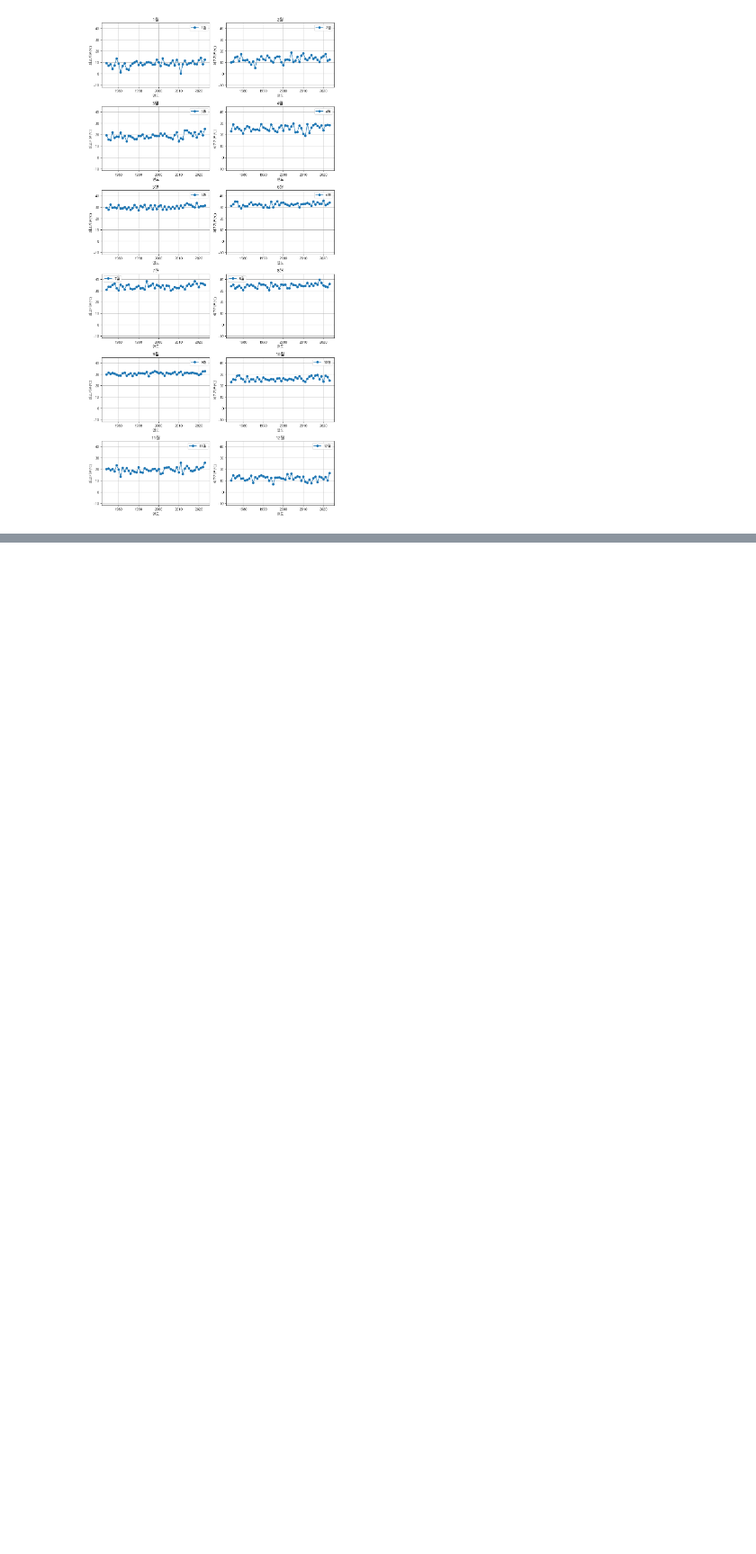
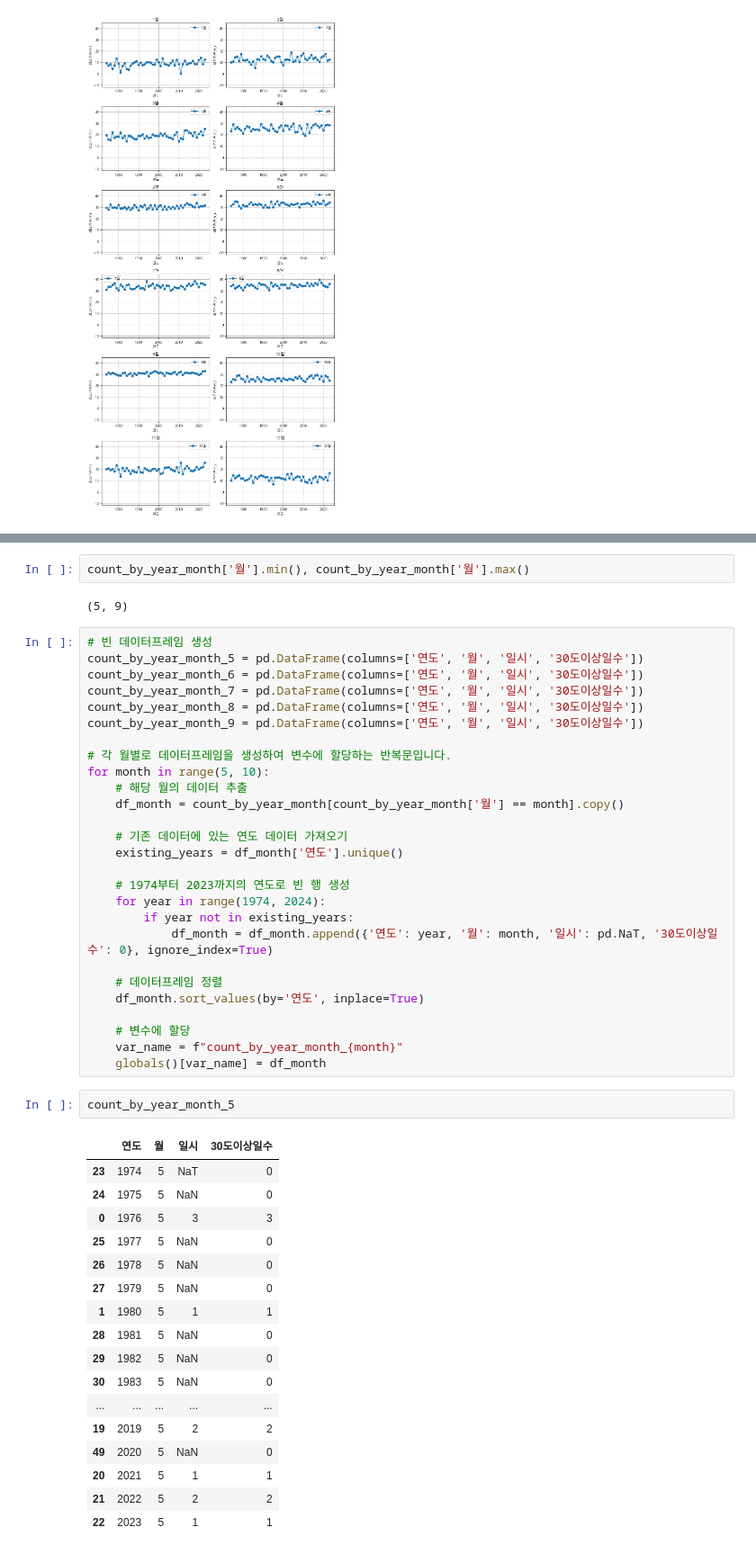
Before and after one commit to ZZinsub/jsshin, a Jupyter notebook: 기상청 데이터분석/2. 월별 최고기온 최대값.ipynb, the cells around one changed output, grey strips where cells are left out. Shown at 90% size. Saved outputs shown, nothing was run; the diff lists cells and outputs as text; blank space fills up the shorter version.

```diff
--- a/기상청 데이터분석/2. 월별 최고기온 최대값.ipynb
+++ b/기상청 데이터분석/2. 월별 최고기온 최대값.ipynb
@@ -144,0 +166,51 @@ plt.show()
+# %%
+count_by_year_month['월'].min(), count_by_year_month['월'].max()
+# %% [output]
+(5, 9)
+# %%
+# 빈 데이터프레임 생성
+count_by_year_month_5 = pd.DataFrame(columns=['연도', '월', '일시', '30도이상일수'])
+count_by_year_month_6 = pd.DataFrame(columns=['연도', '월', '일시', '30도이상일수'])
+count_by_year_month_7 = pd.DataFrame(columns=['연도', '월', '일시', '30도이상일수'])
+count_by_year_month_8 = pd.DataFrame(columns=['연도', '월', '일시', '30도이상일수'])
+count_by_year_month_9 = pd.DataFrame(columns=['연도', '월', '일시', '30도이상일수'])
+
+# 각 월별로 데이터프레임을 생성하여 변수에 할당하는 반복문입니다.
+for month in range(5, 10):
+    # 해당 월의 데이터 추출
+    df_month = count_by_year_month[count_by_year_month['월'] == month].copy()
+
+    # 기존 데이터에 있는 연도 데이터 가져오기
+    existing_years = df_month['연도'].unique()
+
+    # 1974부터 2023까지의 연도로 빈 행 생성
+    for year in range(1974, 2024):
+        if year not in existing_years:
+            df_month = df_month.append({'연도': year, '월': month, '일시': pd.NaT, '30도이상일수': 0}, ignore_index=True)
+
+    # 데이터프레임 정렬
+    df_month.sort_values(by='연도', inplace=True)
+
+    # 변수에 할당
+    var_name = f"count_by_year_month_{month}"
+    globals()[var_name] = df_month
+# %%
+count_by_year_month_5
+# %% [output]
+|  | 연도 | 월 | 일시 | 30도이상일수 |
+| 23 | 1974 | 5 | NaT | 0 |
+| 24 | 1975 | 5 | NaN | 0 |
+| 0 | 1976 | 5 | 3 | 3 |
+| 25 | 1977 | 5 | NaN | 0 |
+| 26 | 1978 | 5 | NaN | 0 |
+| 27 | 1979 | 5 | NaN | 0 |
+| 1 | 1980 | 5 | 1 | 1 |
+| 28 | 1981 | 5 | NaN | 0 |
+| 29 | 1982 | 5 | NaN | 0 |
+| 30 | 1983 | 5 | NaN | 0 |
+| ... | ... | ... | ... | ... |
+| 19 | 2019 | 5 | 2 | 2 |
+| 49 | 2020 | 5 | NaN | 0 |
+| 20 | 2021 | 5 | 1 | 1 |
+| 21 | 2022 | 5 | 2 | 2 |
+| 22 | 2023 | 5 | 1 | 1 |
```
Also changed, not shown: parts of 4 cells of this notebook, 1 other file.
